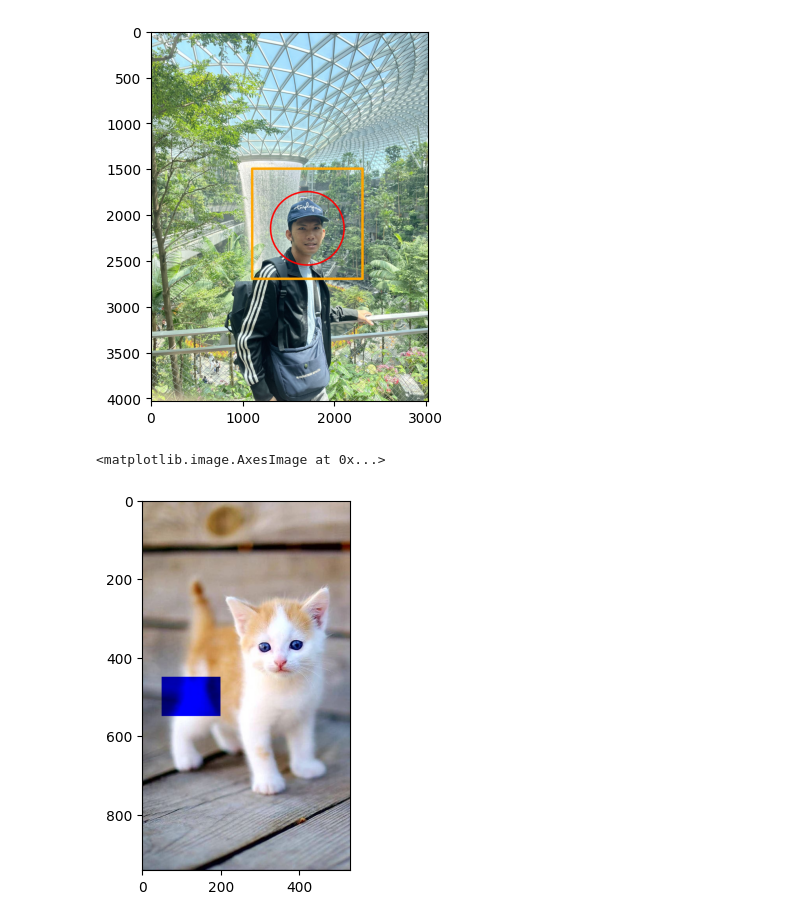
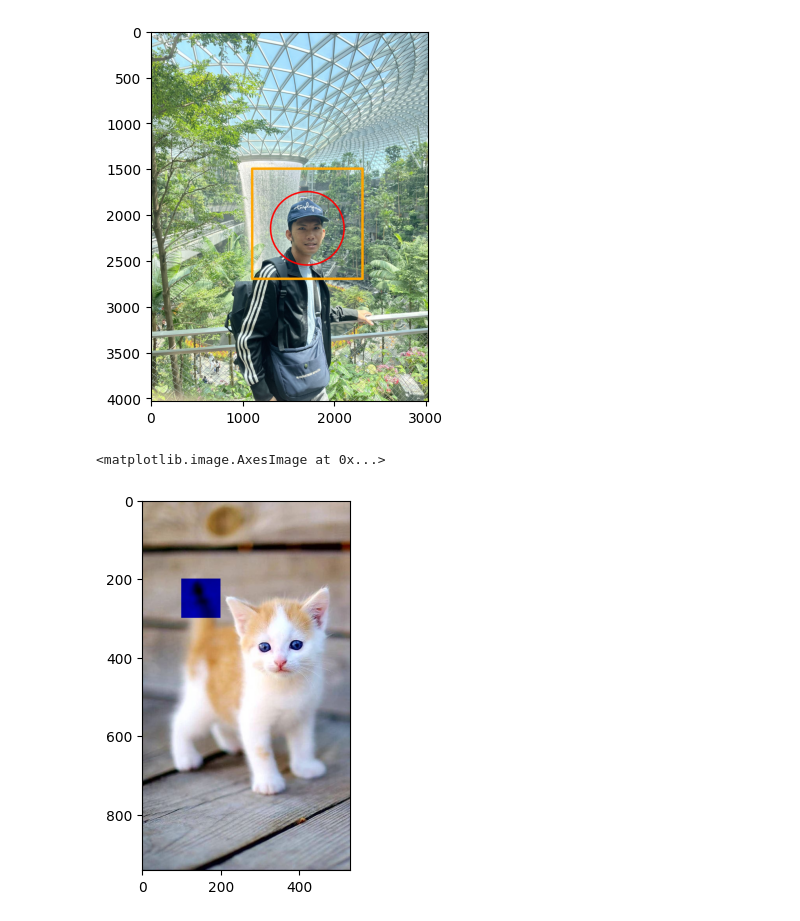
Before and after one commit to filladani/PCVK_2024, a Jupyter notebook: week2.ipynb, the cells around one changed output. Drawn from its saved outputs; the diff is of its cells as text; code cells hidden in the pictures.

```diff
--- a/week2.ipynb
+++ b/week2.ipynb
@@ -206,10 +207,10 @@ plt.imshow(foto)
 # %%
 # Tugas No.8
 blue = cv.cvtColor(img,cv.COLOR_BGR2RGB)
-blue[450:550,50:200,1] = 0
-blue[450:550,50:200,0] = 0
+blue[200:300,100:200,1] = 0
+blue[200:300,100:200,0] = 0
 
 plt.imshow(blue)
 # %% [output]
 <matplotlib.image.AxesImage at 0x...>
-[figure, old version]
+[figure, new version]
```
Also changed, not shown: parts of 7 cells of this notebook.
